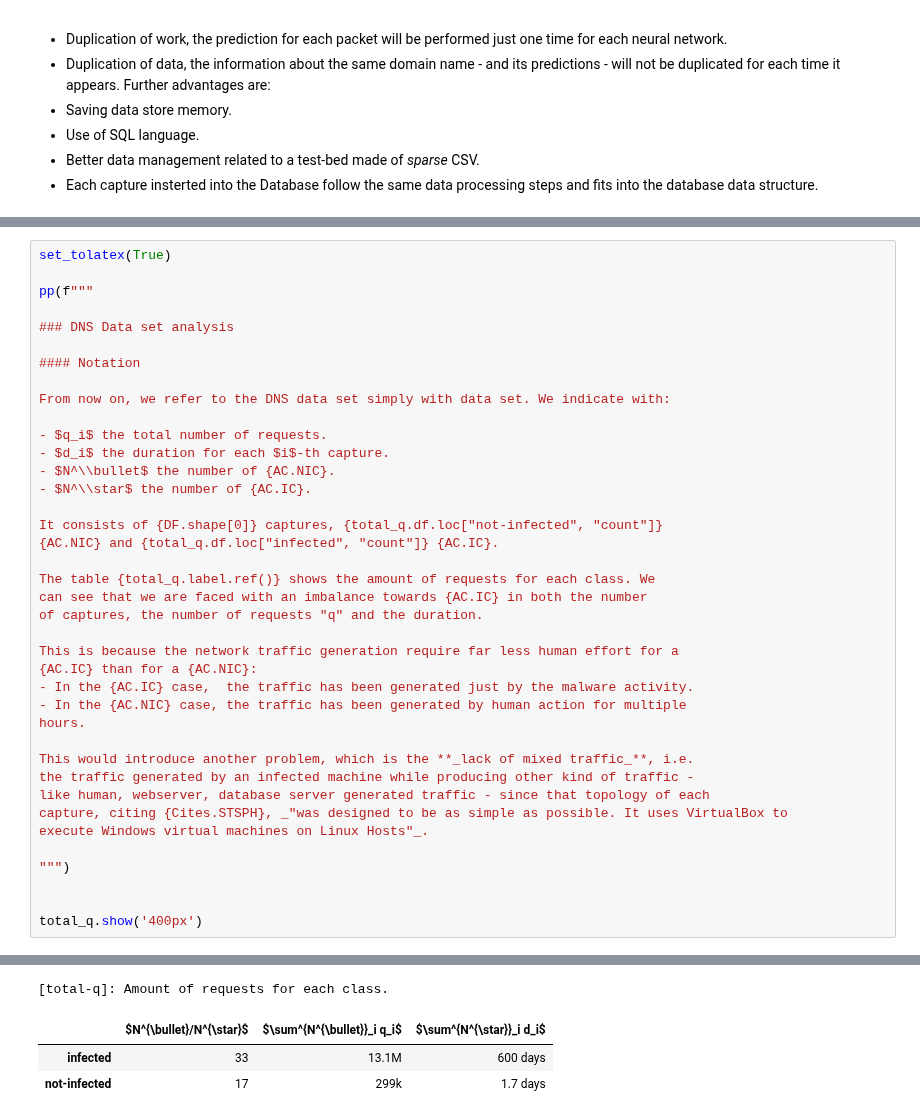
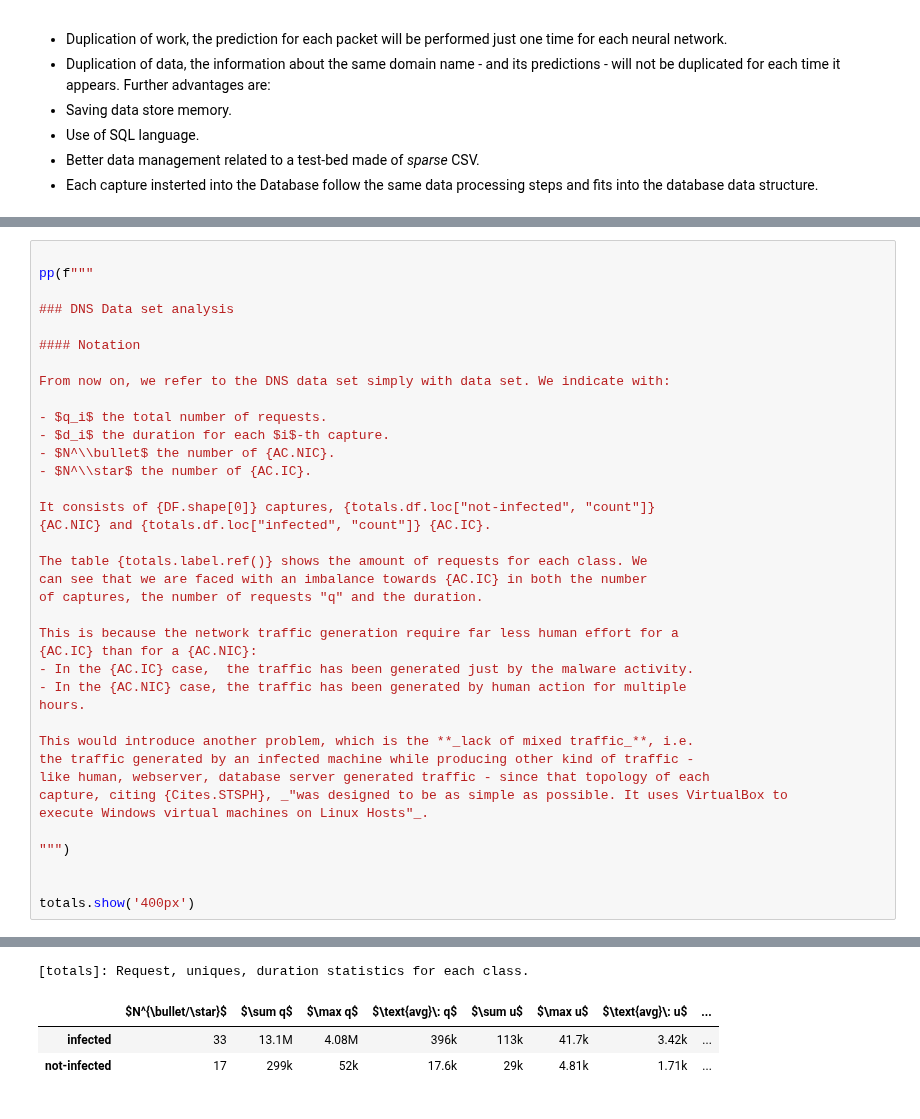
Before and after one commit to princio/dga-detection-analysis-framework, a Jupyter notebook: ml/book/dataset1.ipynb, the cells around one changed output, grey strips where cells are left out. Saved outputs shown, nothing was run; the diff lists cells and outputs as text.

```diff
--- a/ml/book/dataset1.ipynb
+++ b/ml/book/dataset1.ipynb
@@ -281,5 +312,4 @@ total_q.rename({"q": "$\\sum^{N^{\\bullet}}_i q_i$",
 # %%
-set_tolatex(True)
 
 pp(f"""
 
@@ -294,10 +324,10 @@ From now on, we refer to the DNS data set simply with data set. We indicate with
 - $N^\\bullet$ the number of {AC.NIC}.
 - $N^\\star$ the number of {AC.IC}.
 
-It consists of {DF.shape[0]} captures, {total_q.df.loc["not-infected", "count"]}
-{AC.NIC} and {total_q.df.loc["infected", "count"]} {AC.IC}.
+It consists of {DF.shape[0]} captures, {totals.df.loc["not-infected", "count"]}
+{AC.NIC} and {totals.df.loc["infected", "count"]} {AC.IC}.
 
-The table {total_q.label.ref()} shows the amount of requests for each class. We
+The table {totals.label.ref()} shows the amount of requests for each class. We
 can see that we are faced with an imbalance towards {AC.IC} in both the number
 of captures, the number of requests "q" and the duration.
 
@@ -316,7 +346,7 @@ execute Windows virtual machines on Linux Hosts"_.
 """)
 
 
-total_q.show('400px')
+totals.show('400px')
 # %% [output]
 
 
@@ -338,21 +368,21 @@ The table _[total-q]_ shows the amount of requests for each class. We
 can see that we are faced with an imbalance towards _IC_ in both the number
 of captures, the number of requests "q" and the duration.
 
 This is because the network traffic generation require far less human effort for a
 _IC_ than for a _NIC_:
 - In the _IC_ case,  the traffic has been generated just by the malware activity.
 - In the _NIC_ case, the traffic has been generated by human action for multiple
 hours.
 
 This would introduce another problem, which is the **_lack of mixed traffic_**, i.e.
 the traffic generated by an infected machine while producing other kind of traffic -
 like human, webserver, database server generated traffic - since that topology of each
 capture, citing _[STSPH]_, _"was designed to be as simple as possible. It uses VirtualBox to
 execute Windows virtual machines on Linux Hosts"_.
-[total-q]: Amount of requests for each class.
+[totals]: Request, uniques, duration statistics for each class.
-|  | $N^{\bullet}/N^{\star}$ | $\sum^{N^{\bullet}}_i q_i$ | $\sum^{N^{\star}}_i d_i$ |
-| infected | 33 | 13.1M | 600 days |
-| not-infected | 17 | 299k | 1.7 days |
+|  | $N^{\bullet/\star}$ | $\sum q$ | $\max q$ | $\text{avg}\: q$ | $\sum u$ | $\max u$ | $\text{avg}\: u$ | ... |
+| infected | 33 | 13.1M | 4.08M | 396k | 113k | 41.7k | 3.42k | ... |
+| not-infected | 17 | 299k | 52k | 17.6k | 29k | 4.81k | 1.71k | ... |
 # %%
 
 
```
Also changed, not shown: parts of 7 cells of this notebook, 4 other files.
